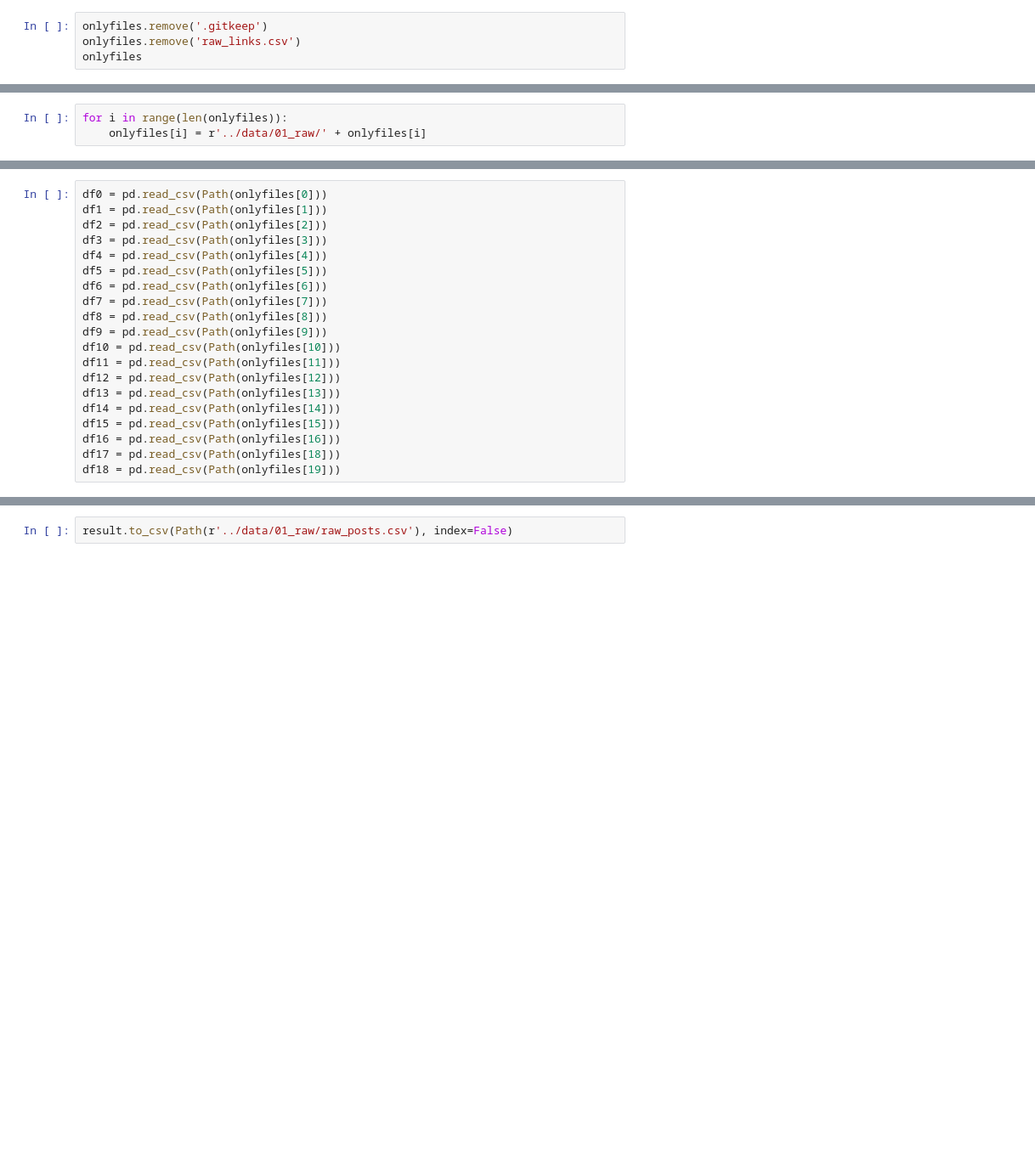
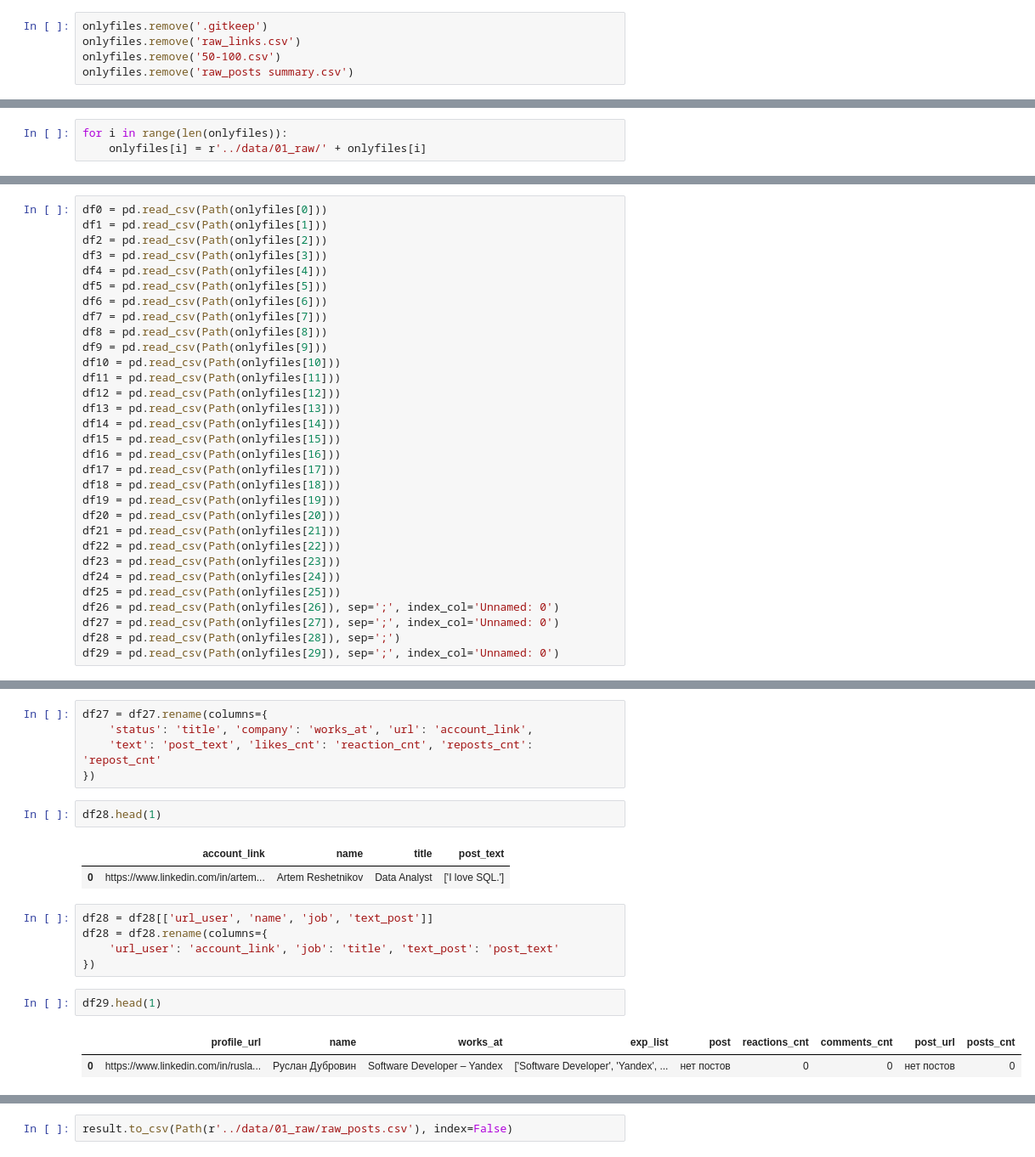
Before and after one commit to Akarinokadze/mentoring_hackathon, a Jupyter notebook: notebooks/experiments.ipynb, the cells around one changed output, grey strips where cells are left out. Shown at 85% size. Cells and saved outputs as stored; diff of their text form; blank space fills up the shorter version.

```diff
--- a/notebooks/experiments.ipynb
+++ b/notebooks/experiments.ipynb
@@ -11,4 +11,5 @@ onlyfiles = [f for f in listdir(Path(r'../data/01_raw/')) if isfile(join(Path(r'
 # %%
 onlyfiles.remove('.gitkeep')
 onlyfiles.remove('raw_links.csv')
-onlyfiles
+onlyfiles.remove('50-100.csv')
+onlyfiles.remove('raw_posts summary.csv')
@@ -77,5 +38,16 @@ df13 = pd.read_csv(Path(onlyfiles[13]))
 df14 = pd.read_csv(Path(onlyfiles[14]))
 df15 = pd.read_csv(Path(onlyfiles[15]))
 df16 = pd.read_csv(Path(onlyfiles[16]))
-df17 = pd.read_csv(Path(onlyfiles[18]))
-df18 = pd.read_csv(Path(onlyfiles[19]))
+df17 = pd.read_csv(Path(onlyfiles[17]))
+df18 = pd.read_csv(Path(onlyfiles[18]))
+df19 = pd.read_csv(Path(onlyfiles[19]))
+df20 = pd.read_csv(Path(onlyfiles[20]))
+df21 = pd.read_csv(Path(onlyfiles[21]))
+df22 = pd.read_csv(Path(onlyfiles[22]))
+df23 = pd.read_csv(Path(onlyfiles[23]))
+df24 = pd.read_csv(Path(onlyfiles[24]))
+df25 = pd.read_csv(Path(onlyfiles[25]))
+df26 = pd.read_csv(Path(onlyfiles[26]), sep=';', index_col='Unnamed: 0')
+df27 = pd.read_csv(Path(onlyfiles[27]), sep=';', index_col='Unnamed: 0')
+df28 = pd.read_csv(Path(onlyfiles[28]), sep=';')
+df29 = pd.read_csv(Path(onlyfiles[29]), sep=';', index_col='Unnamed: 0')
@@ -117,0 +74,20 @@ df3 = pd.read_csv(Path(r'../data/01_raw/data_frame(Nel).csv'))
+# %%
+df27 = df27.rename(columns={
+    'status': 'title', 'company': 'works_at', 'url': 'account_link',
+    'text': 'post_text', 'likes_cnt': 'reaction_cnt', 'reposts_cnt': 'repost_cnt'
+})
+# %%
+df28.head(1)
+# %% [output]
+|  | account_link | name | title | post_text |
+| 0 | https://www.linkedin.com/in/artem... | Artem Reshetnikov | Data Analyst | ['I love SQL.'] |
+# %%
+df28 = df28[['url_user', 'name', 'job', 'text_post']]
+df28 = df28.rename(columns={
+    'url_user': 'account_link', 'job': 'title', 'text_post': 'post_text'
+})
+# %%
+df29.head(1)
+# %% [output]
+|  | profile_url | name | works_at | exp_list | post | reactions_cnt | comments_cnt | post_url | posts_cnt |
+| 0 | https://www.linkedin.com/in/rusla... | Руслан Дубровин | Software Developer – Yandex | ['Software Developer', 'Yandex', ... | нет постов | 0 | 0 | нет постов | 0 |
```
Also changed, not shown: parts of 40 cells of this notebook, 2 other files.
